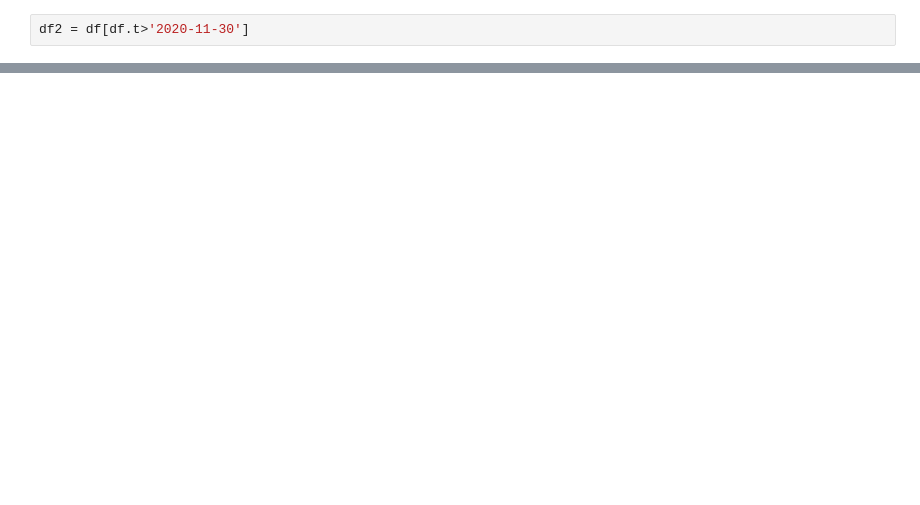
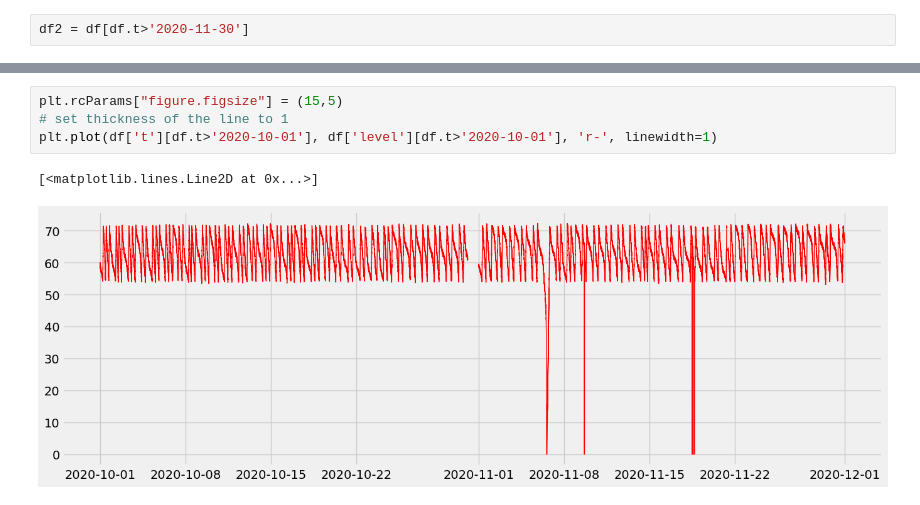
Before and after one commit to iryek-rpi/rpi-pump, a Jupyter notebook: Analysis/test.ipynb, the cells around one changed output, grey strips where cells are left out. Drawn from its saved outputs; the diff is of its cells as text; blank space fills up the shorter version.

```diff
--- a/Analysis/test.ipynb
+++ b/Analysis/test.ipynb
@@ -45,0 +26,7 @@ df2
+# %%
+plt.rcParams["figure.figsize"] = (15,5)
+# set thickness of the line to 1
+plt.plot(df['t'][df.t>'2020-10-01'], df['level'][df.t>'2020-10-01'], 'r-', linewidth=1)
+# %% [output]
+[<matplotlib.lines.Line2D at 0x...>]
+[figure, added]
```
Also changed, not shown: parts of 4 cells of this notebook.
